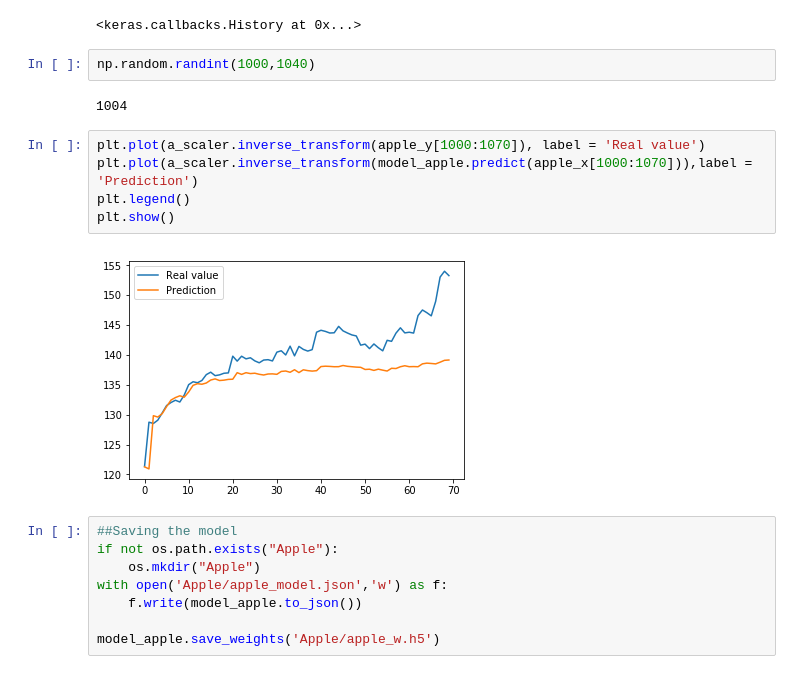
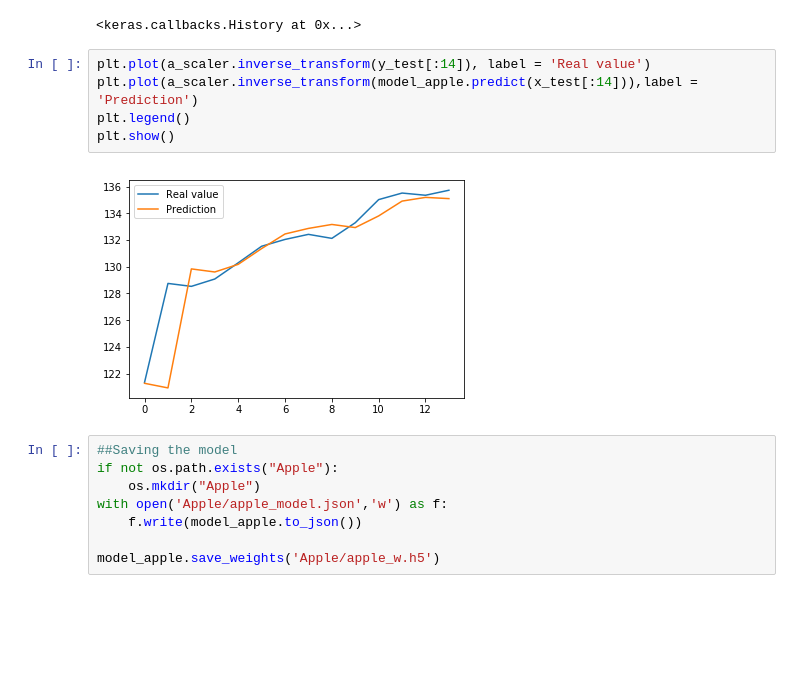
Before and after one commit to SAint7579/StockTrading_miniproject, a Jupyter notebook: stock_prediction/Stock_forecasting.ipynb, the cells around one changed output. Cells and saved outputs as stored; diff of their text form; blank space fills up the shorter version.

```diff
--- a/stock_prediction/Stock_forecasting.ipynb
+++ b/stock_prediction/Stock_forecasting.ipynb
@@ -80,17 +80,13 @@ Epoch 4/5
 Epoch 5/5
 1000/1000 [==============================] - 7s 7ms/step - loss: 0.5244
 <keras.callbacks.History at 0x...>
-# %%
-np.random.randint(1000,1040)
-# %% [output]
-1004
 # %%
-plt.plot(a_scaler.inverse_transform(apple_y[1000:1070]), label = 'Real value')
-plt.plot(a_scaler.inverse_transform(model_apple.predict(apple_x[1000:1070])),label = 'Prediction')
+plt.plot(a_scaler.inverse_transform(y_test[:14]), label = 'Real value')
+plt.plot(a_scaler.inverse_transform(model_apple.predict(x_test[:14])),label = 'Prediction')
 plt.legend()
 plt.show()
 # %% [output]
-[figure, old version]
+[figure, new version]
 # %%
 ##Saving the model
 if not os.path.exists("Apple"):
```
Also changed, not shown: 12 other files.
